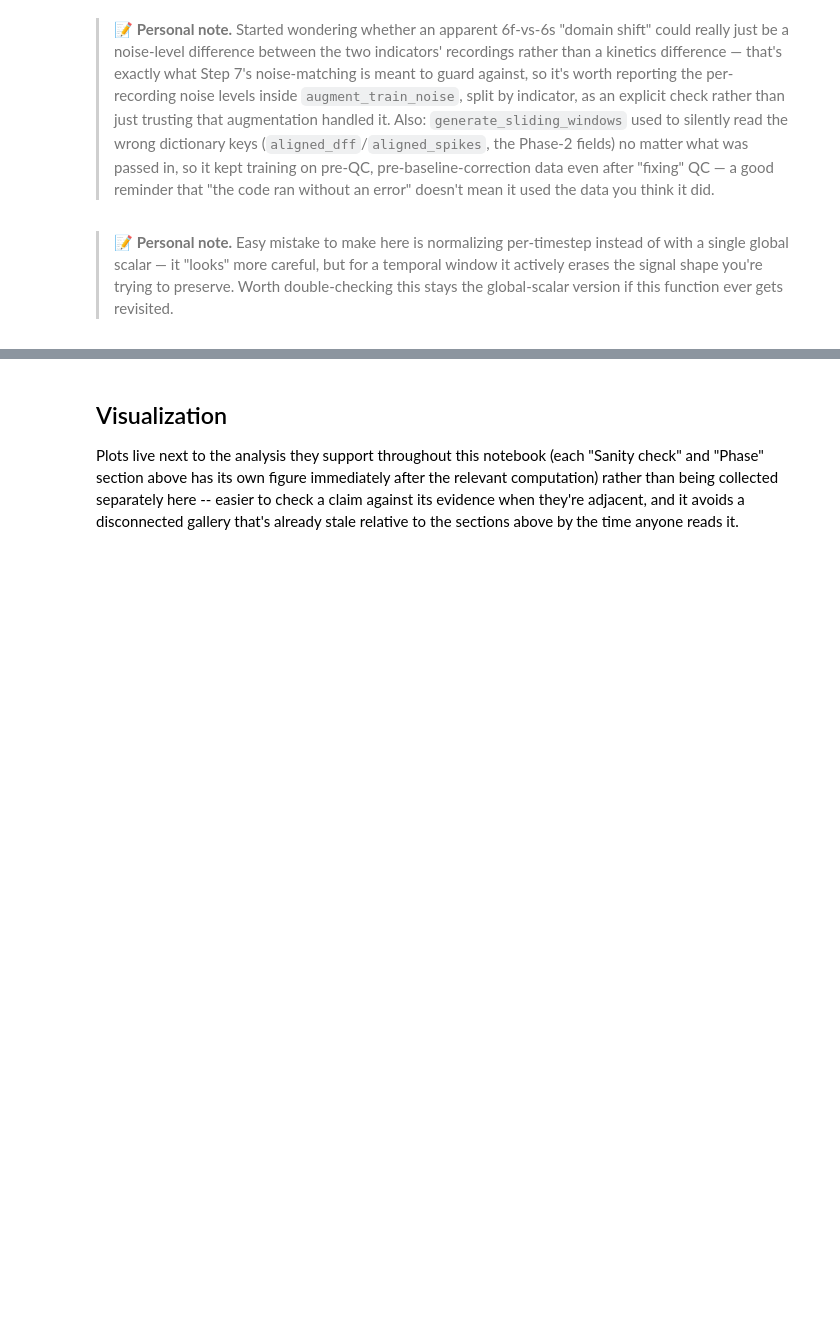
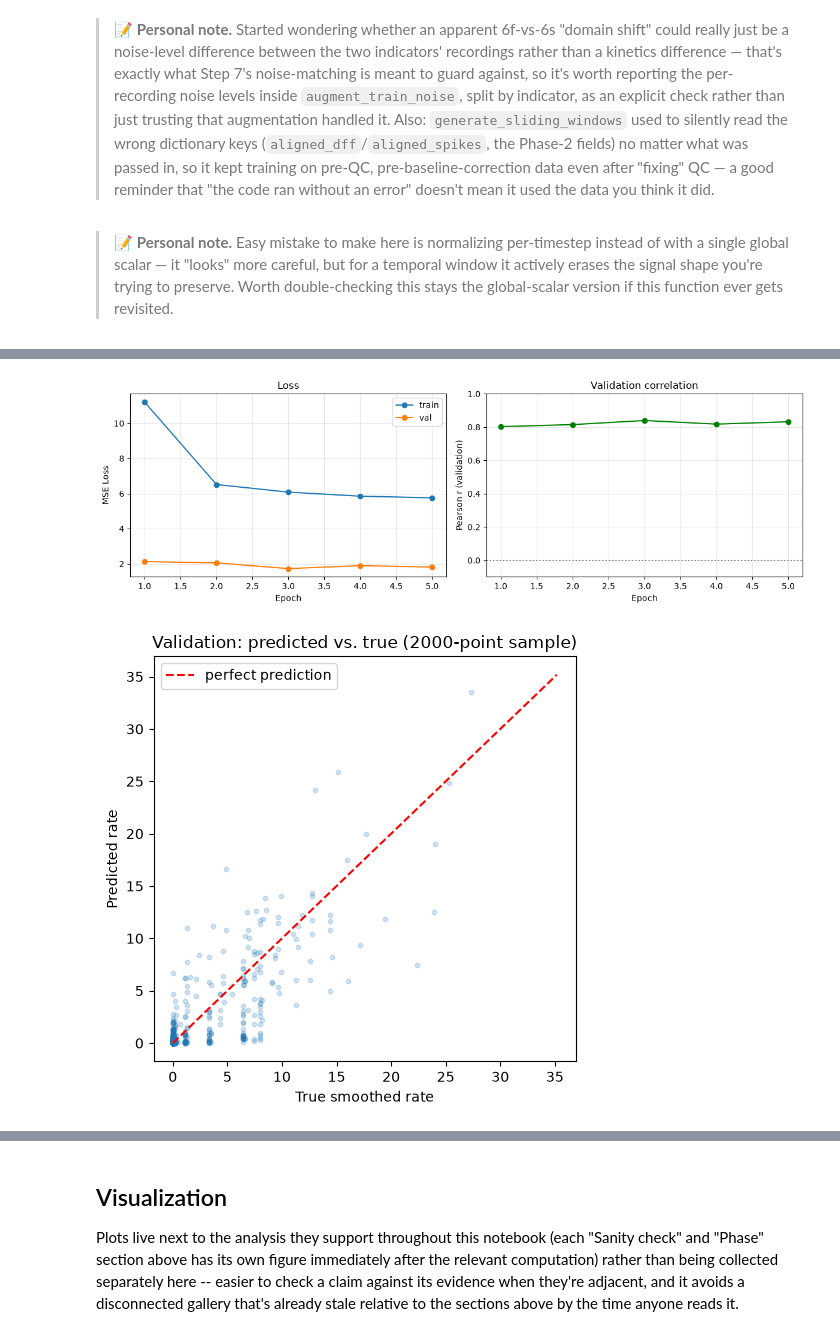
Before and after one commit to F-vdHaar/neural_ds_generalisation, a Jupyter notebook: spike_inference.ipynb, the cells around one changed output, grey strips where cells are left out. Cells and saved outputs as stored; diff of their text form; code cells hidden in the pictures; blank space fills up the shorter version.

Commit message:
trained models

```diff
--- a/spike_inference.ipynb
+++ b/spike_inference.ipynb
@@ -1502,0 +1576,36 @@ summary_df.drop(columns='fold').to_string(index=False)
+# %%
+fig, axes = plt.subplots(1, 2, figsize=(12, 4))
+epochs_range = range(1, len(scope_history['train_loss']) + 1)
+axes[0].plot(epochs_range, scope_history['train_loss'], 'o-', label='train')
+axes[0].plot(epochs_range, scope_history['val_loss'], 'o-', label='val')
+axes[0].set_xlabel('Epoch'); axes[0].set_ylabel('MSE Loss'); axes[0].set_title('Loss'); axes[0].legend()
+axes[0].grid(alpha=0.3)
+
+axes[1].plot(epochs_range, scope_history['val_pearson_r'], 'o-', color='green')
+axes[1].axhline(0, color='gray', linestyle=':')
+axes[1].set_xlabel('Epoch'); axes[1].set_ylabel('Pearson r (validation)'); axes[1].set_title('Validation correlation')
+axes[1].set_ylim(-0.1, 1.0)
+axes[1].grid(alpha=0.3)
+plt.tight_layout()
+plt.show()
+
+# Prediction vs. truth on a validation sample -- a constant-output collapse
+# is visually obvious here (flat horizontal cloud) even when r alone might
+# be ambiguous at a glance.
+scope_model.eval()
+with torch.no_grad():
+    sample_idx = np.random.choice(len(X_val), size=min(2000, len(X_val)), replace=False)
+    preds_sample = scope_model(torch.tensor(X_val[sample_idx], dtype=torch.float32)).numpy()
+
+fig, ax = plt.subplots(figsize=(5, 5))
+ax.scatter(y_val[sample_idx], preds_sample, alpha=0.2, s=10)
+lims = [0, max(y_val[sample_idx].max(), preds_sample.max()) * 1.05]
+ax.plot(lims, lims, 'r--', label='perfect prediction')
+ax.set_xlabel('True smoothed rate'); ax.set_ylabel('Predicted rate')
+ax.set_title('Validation: predicted vs. true (2000-point sample)')
+ax.legend()
+plt.tight_layout()
+plt.show()
+# %% [output]
+[figure, added]
+[figure, added]
```
Also changed, not shown: parts of 40 cells of this notebook.
